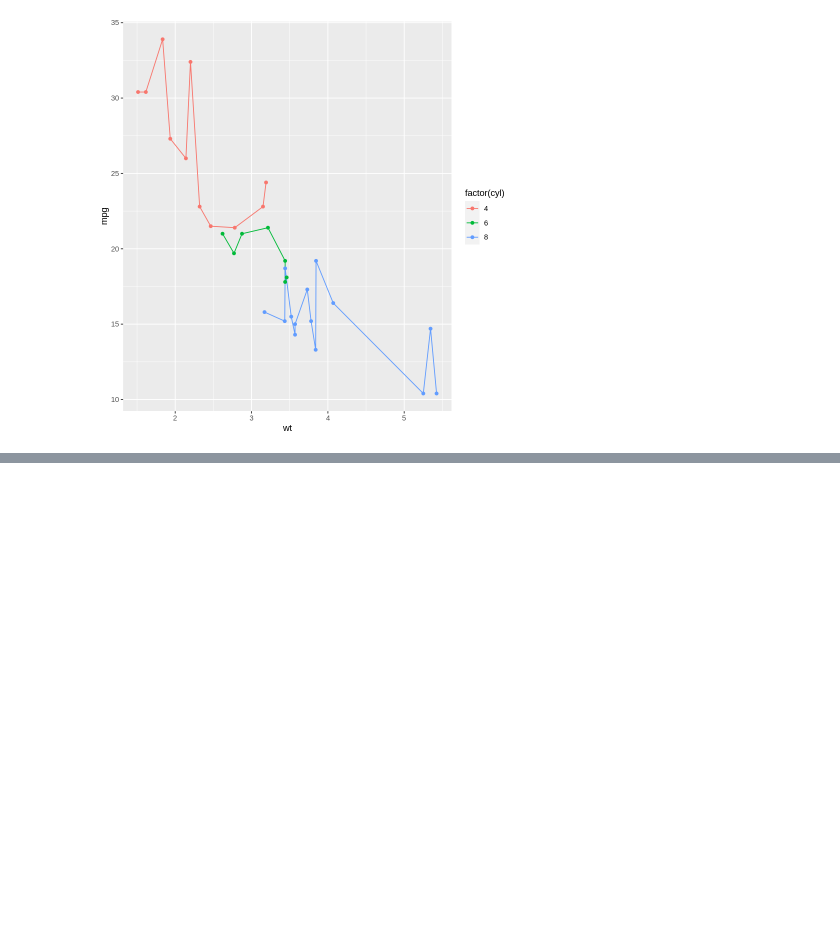
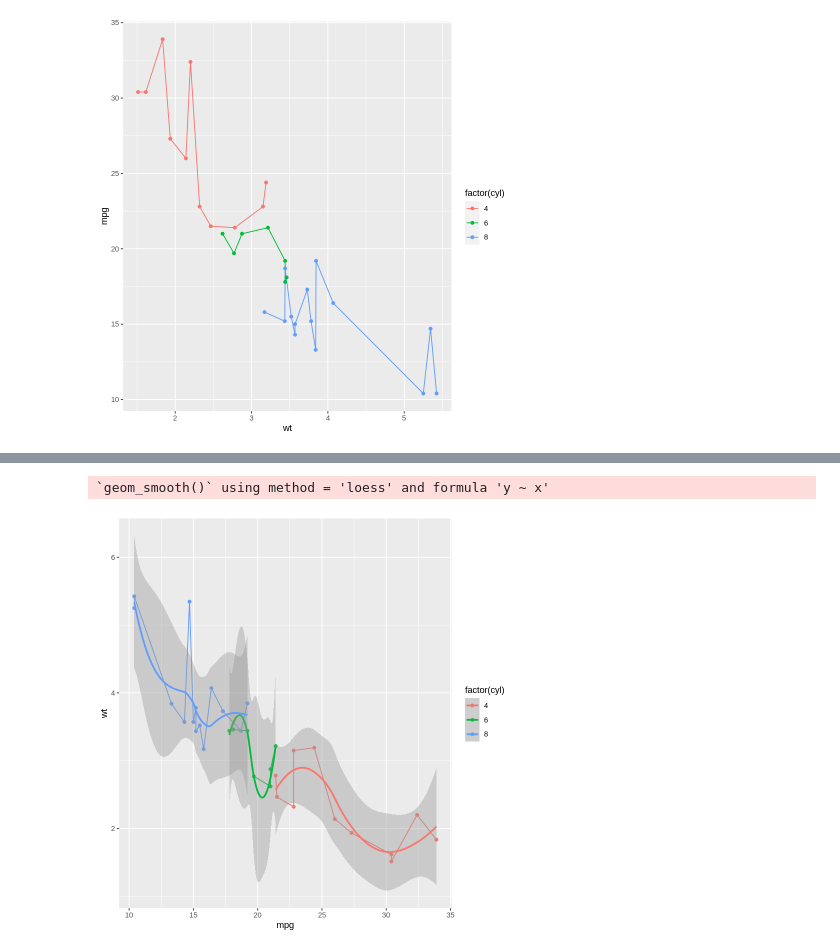
Before and after one commit to gyujin0450/RPRG_PartII, a Jupyter notebook: p259_기하학적기법시각화.ipynb, the cells around one changed output, grey strips where cells are left out. Saved outputs shown, nothing was run; the diff lists cells and outputs as text; code cells hidden in the pictures; blank space fills up the shorter version.

```diff
--- a/p259_기하학적기법시각화.ipynb
+++ b/p259_기하학적기법시각화.ipynb
@@ -310,0 +326,7 @@ qplot(wt, mpg, data = mtcars, geom = c("line","point"), color = factor(cyl))
+# %%
+# geom_line(),geom_smooth() 함수를 추가 적용해보기
+p <- ggplot(mtcars, aes(mpg, wt, color = factor(cyl)))
+p + geom_point() + geom_line() + geom_smooth()
+# %% [output]
+`geom_smooth()` using method = 'loess' and formula 'y ~ x'
+[figure, added]
```
Also changed, not shown: parts of 5 cells of this notebook.
